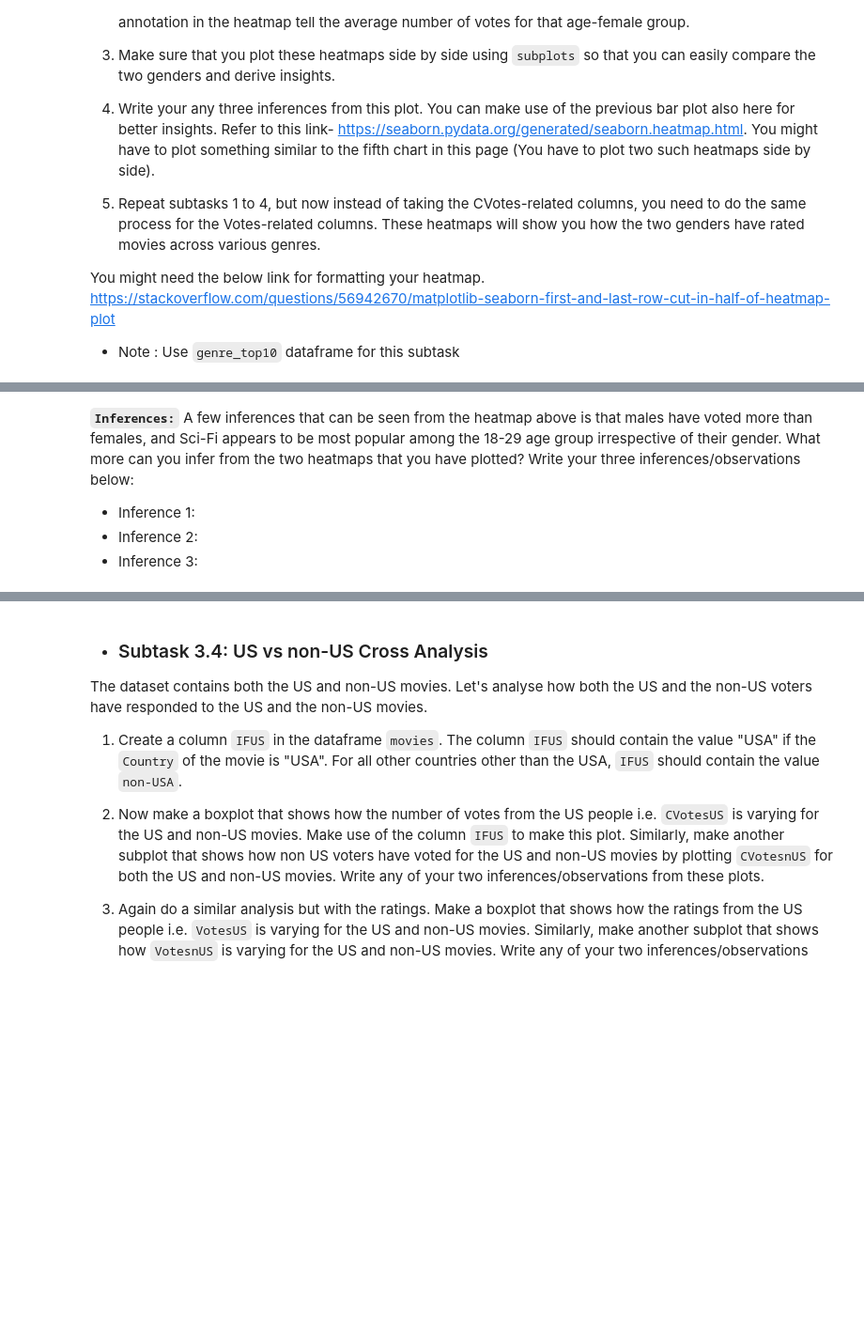
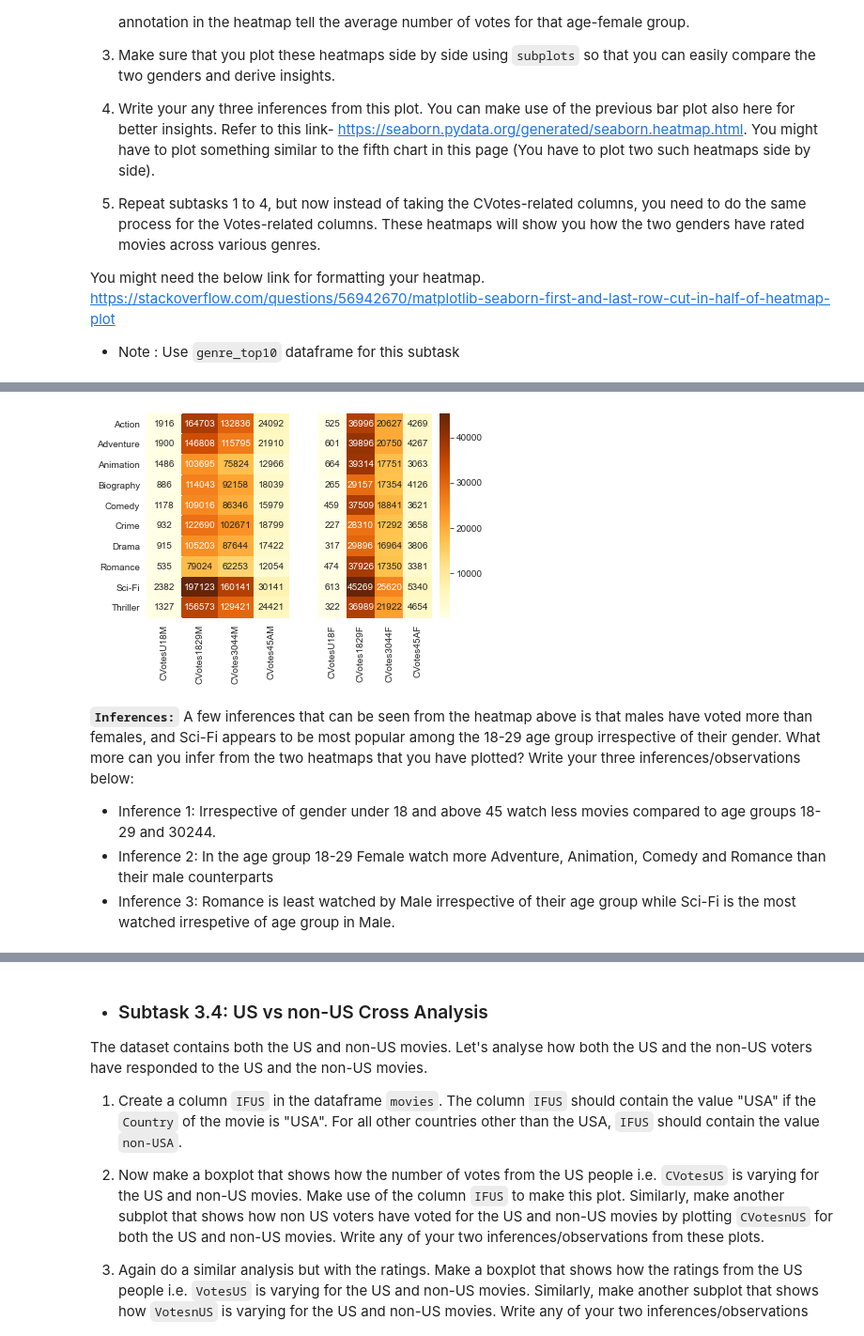
Before and after one commit to sushma3690/UP_1, a Jupyter notebook: IMDb+Movie+Assignment_stub_2.ipynb, the cells around one changed output, grey strips where cells are left out. Shown: that part at 94% size. Saved outputs shown, nothing was run; the diff lists cells and outputs as text; code cells hidden in the pictures; blank space fills up the shorter version.

```diff
--- a/IMDb+Movie+Assignment_stub_2.ipynb
+++ b/IMDb+Movie+Assignment_stub_2.ipynb
@@ -496,5 +507,16 @@ https://stackoverflow.com/questions/56942670/matplotlib-seaborn-first-and-last-r
+# %%
+# 1st set of heat maps for CVotes-related columns
+
+male_genre_avg_cvotes = genre_top10.groupby(genre_top10.index)['CVotesU18M','CVotes1829M','CVotes3044M','CVotes45AM'].mean()
+female_genre_avg_cvotes = genre_top10.groupby(genre_top10.index)['CVotesU18F','CVotes1829F','CVotes3044F','CVotes45AF'].mean()
+fig, (ax1,ax2) = plt.subplots(ncols=2, nrows=1, sharey=True,gridspec_kw={'width_ratios':[1,1]})
+sns.heatmap(male_genre_avg_cvotes,cmap = "YlOrBr", annot=True, ax = ax1, cbar=False, fmt= 'd')
+sns.heatmap(female_genre_avg_cvotes,cmap = "YlOrBr", annot=True,ax = ax2, fmt='d')
+plt.show()
+# %% [output]
+[figure, added]
 # %% [markdown]
 **`Inferences:`** A few inferences that can be seen from the heatmap above is that males have voted more than females, and Sci-Fi appears to be most popular among the 18-29 age group irrespective of their gender. What more can you infer from the two heatmaps that you have plotted? Write your three inferences/observations below:
-- Inference 1:
-- Inference 2:
-- Inference 3:
+- Inference 1: Irrespective of gender under 18 and above 45 watch less movies compared to age groups 18-29 and 30244.
+- Inference 2: In the age group 18-29 Female watch more Adventure, Animation, Comedy and Romance than their male counterparts
+- Inference 3: Romance is least watched by Male irrespective of their age group while Sci-Fi is the most watched irrespetive of age group in Male.
```
Also changed, not shown: parts of 13 cells of this notebook.
